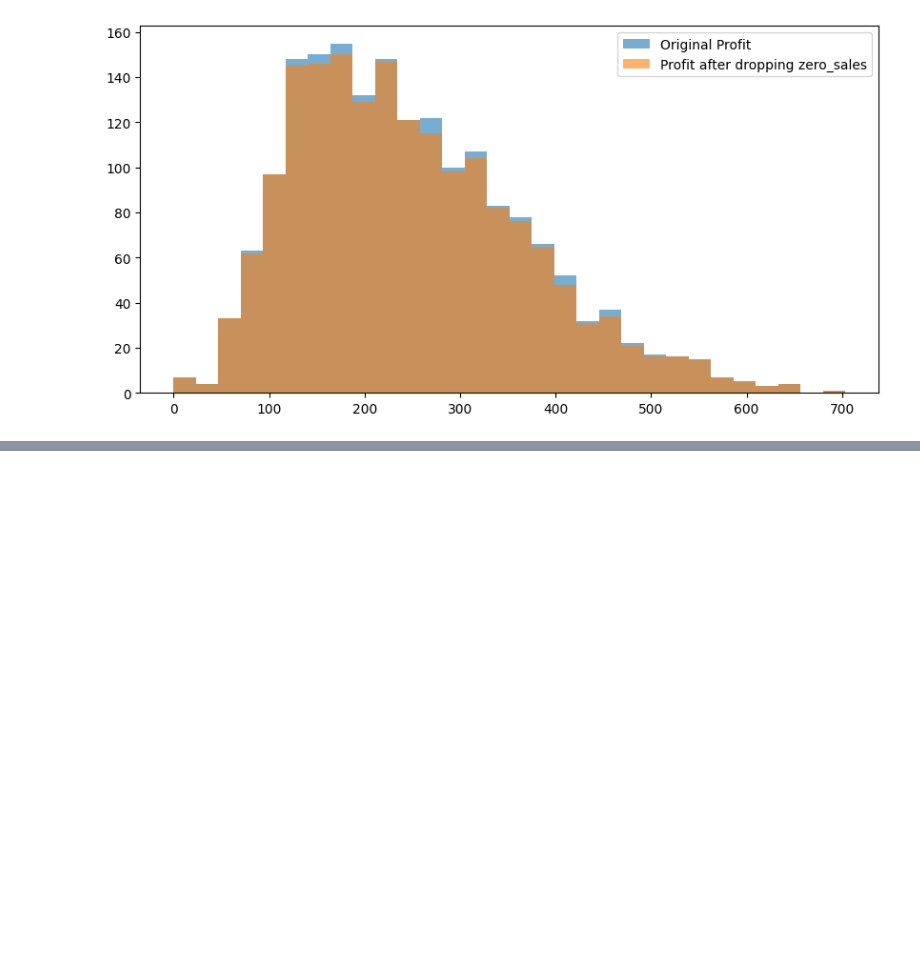
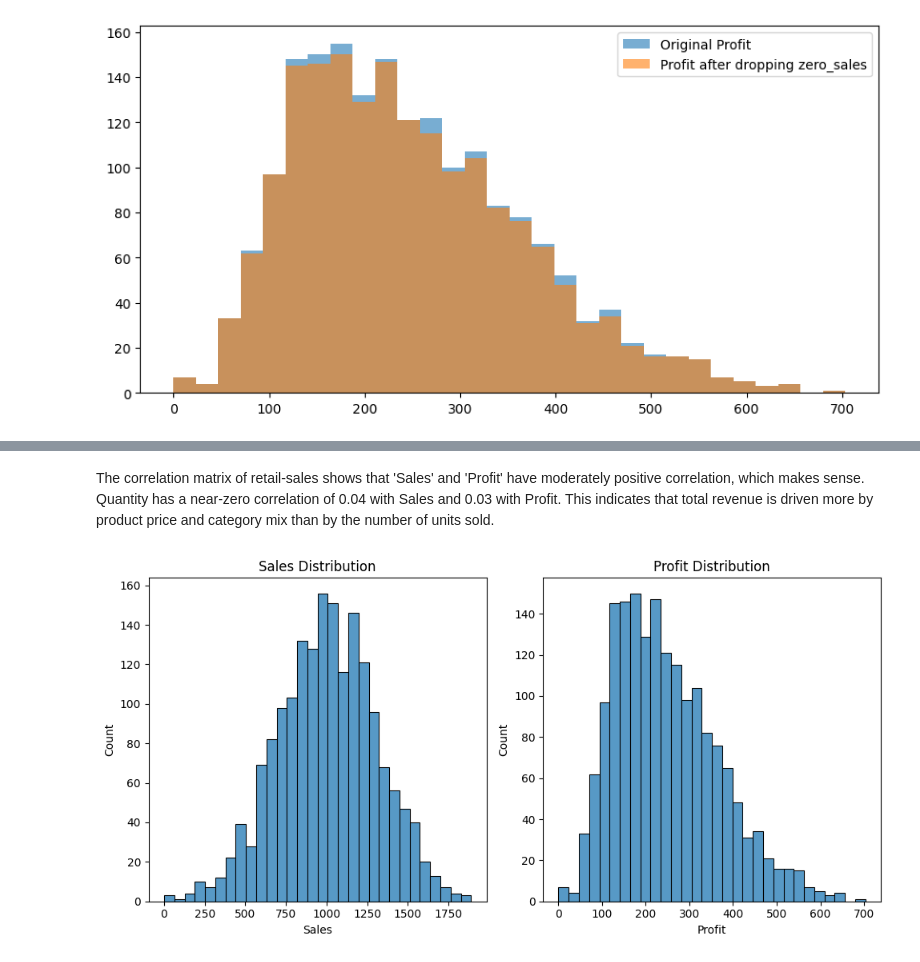
Before and after one commit to alinazainab/EDA-Report-for-Retail_Sales-data, a Jupyter notebook: EDA.ipynb, the cells around one changed output, grey strips where cells are left out. Saved outputs shown, nothing was run; the diff lists cells and outputs as text; code cells hidden in the pictures; blank space fills up the shorter version.

```diff
--- a/EDA.ipynb
+++ b/EDA.ipynb
@@ -191,0 +240,18 @@ plt.show()
+# %% [markdown]
+The correlation matrix of retail-sales shows that 'Sales' and 'Profit' have moderately positive correlation, which makes sense. Quantity has a near-zero correlation of 0.04 with Sales and 0.03 with Profit. This indicates that total revenue is driven more by product price and category mix than by the number of units sold.
+# %%
+# Sales and Profit Distribution
+fig, axe = plt.subplots(1,2, figsize=(10, 5))
+
+# Sales Distribution
+sns.histplot(clear_df['Sales'], ax=axe[0], bins=30)
+axe[0].set_title("Sales Distribution")
+
+# Profit Trend
+sns.histplot(clear_df['Profit'], ax=axe[1], bins=30)
+axe[1].set_title("Profit Distribution")
+
+plt.tight_layout()
+plt.show()
+# %% [output]
+[figure, added]
```
Also changed, not shown: parts of 16 cells of this notebook.
